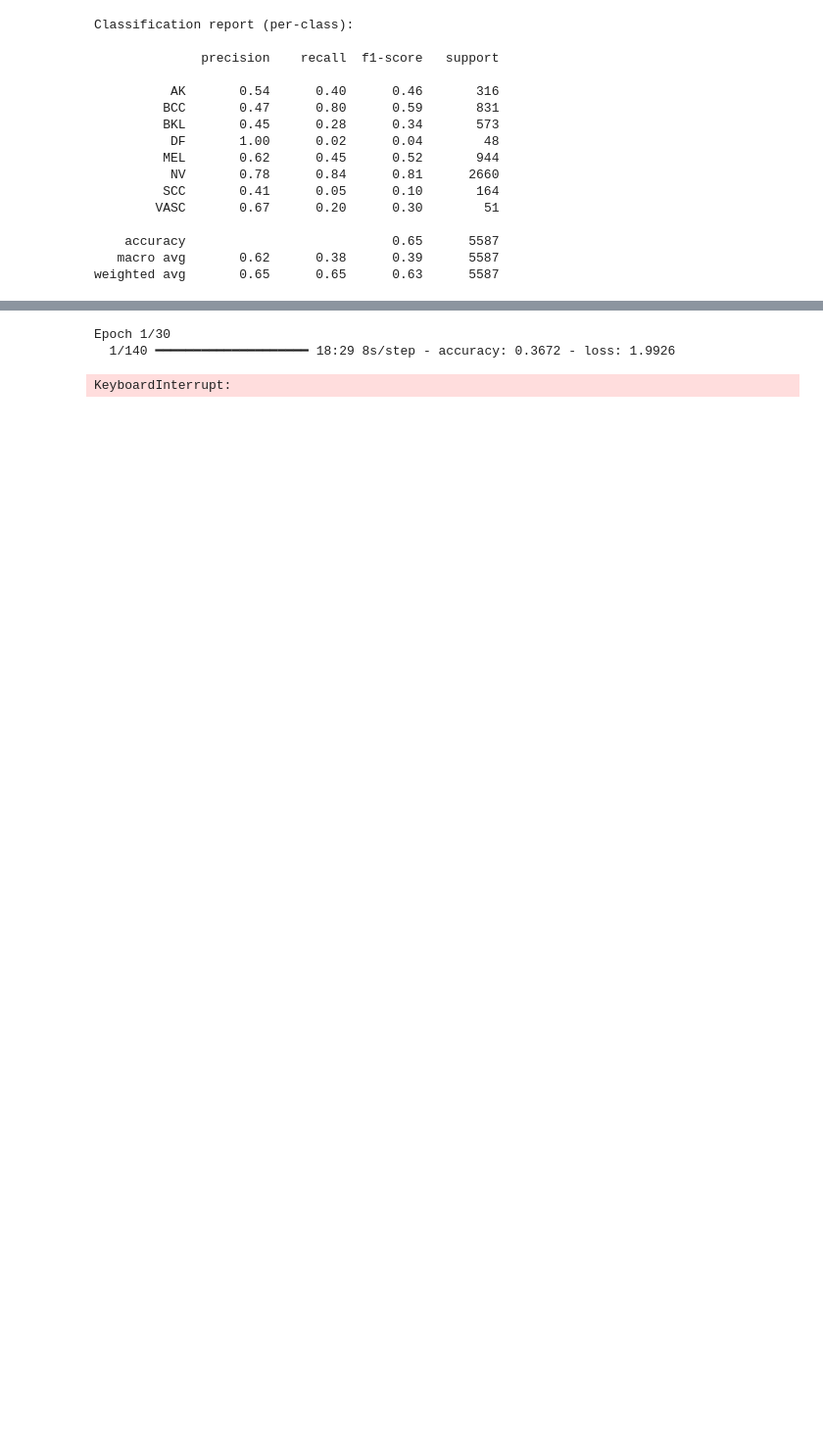
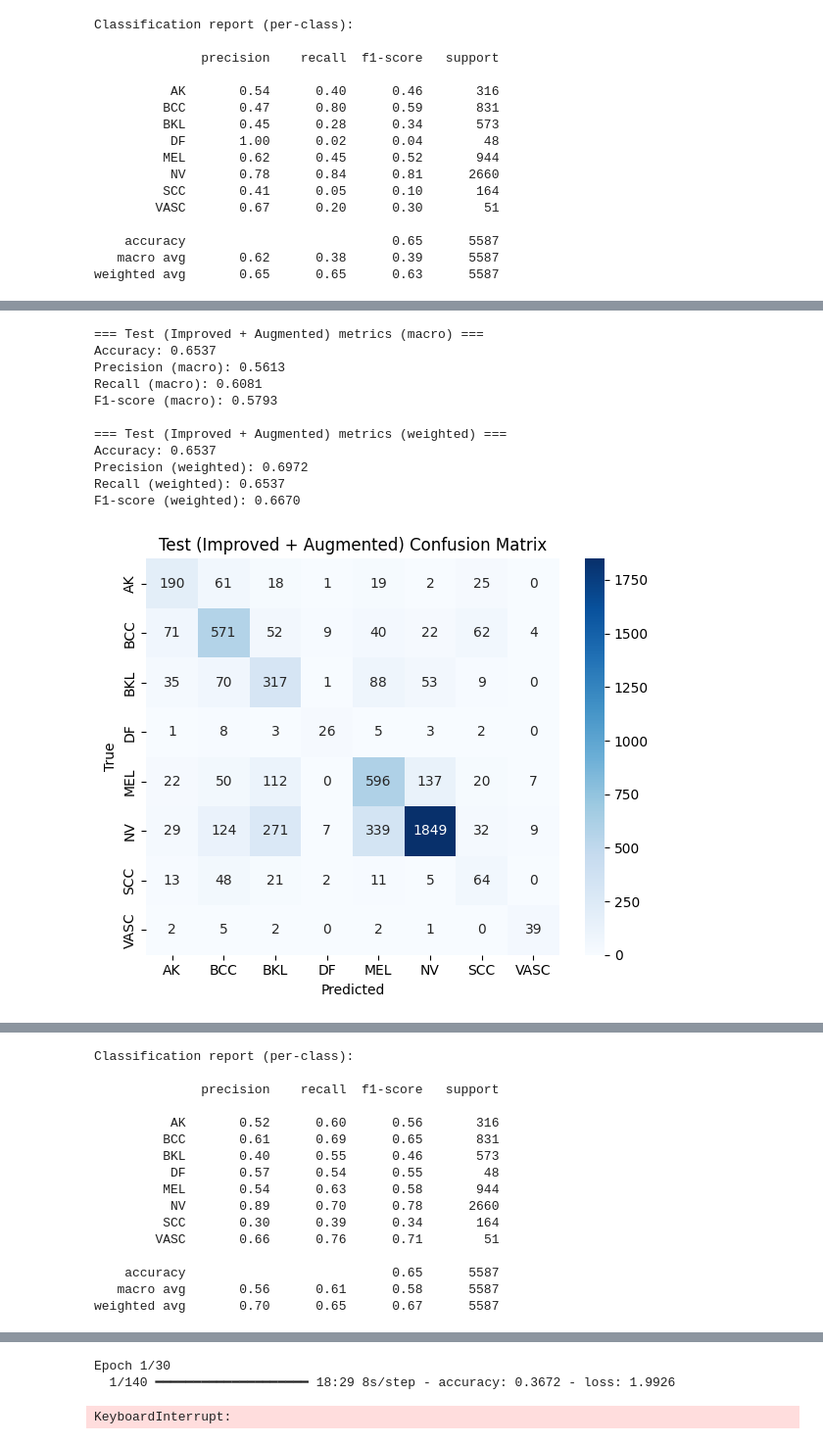
Before and after one commit to nachodll/skin-lesion-classification, a Jupyter notebook: skin-lesion-classification.ipynb, the cells around one changed output, grey strips where cells are left out. Shown at 98% size. Drawn from its saved outputs; the diff is of its cells as text; code cells hidden in the pictures; blank space fills up the shorter version.

```diff
--- a/skin-lesion-classification.ipynb
+++ b/skin-lesion-classification.ipynb
@@ -792,0 +906,15 @@ weighted avg       0.65      0.65      0.63      5587
+# %%
+full_evaluation(improved, test_data, split_name='Test (Improved + Augmented)')
+# %% [output]
+=== Test (Improved + Augmented) metrics (macro) ===
+Accuracy: 0.6537
+Precision (macro): 0.5613
+Recall (macro): 0.6081
+F1-score (macro): 0.5793
+
+=== Test (Improved + Augmented) metrics (weighted) ===
+Accuracy: 0.6537
+Precision (weighted): 0.6972
+Recall (weighted): 0.6537
+F1-score (weighted): 0.6670
+[figure, added]
@@ -793 +922,17 @@ weighted avg       0.65      0.65      0.63      5587
+Classification report (per-class):
+
+              precision    recall  f1-score   support
+
+          AK       0.52      0.60      0.56       316
+         BCC       0.61      0.69      0.65       831
+         BKL       0.40      0.55      0.46       573
+          DF       0.57      0.54      0.55        48
+         MEL       0.54      0.63      0.58       944
+          NV       0.89      0.70      0.78      2660
+         SCC       0.30      0.39      0.34       164
+        VASC       0.66      0.76      0.71        51
+
+    accuracy                           0.65      5587
+   macro avg       0.56      0.61      0.58      5587
+weighted avg       0.70      0.65      0.67      5587
 # %% [markdown]
```
Also changed, not shown: parts of 13 cells of this notebook, 1 other file.
